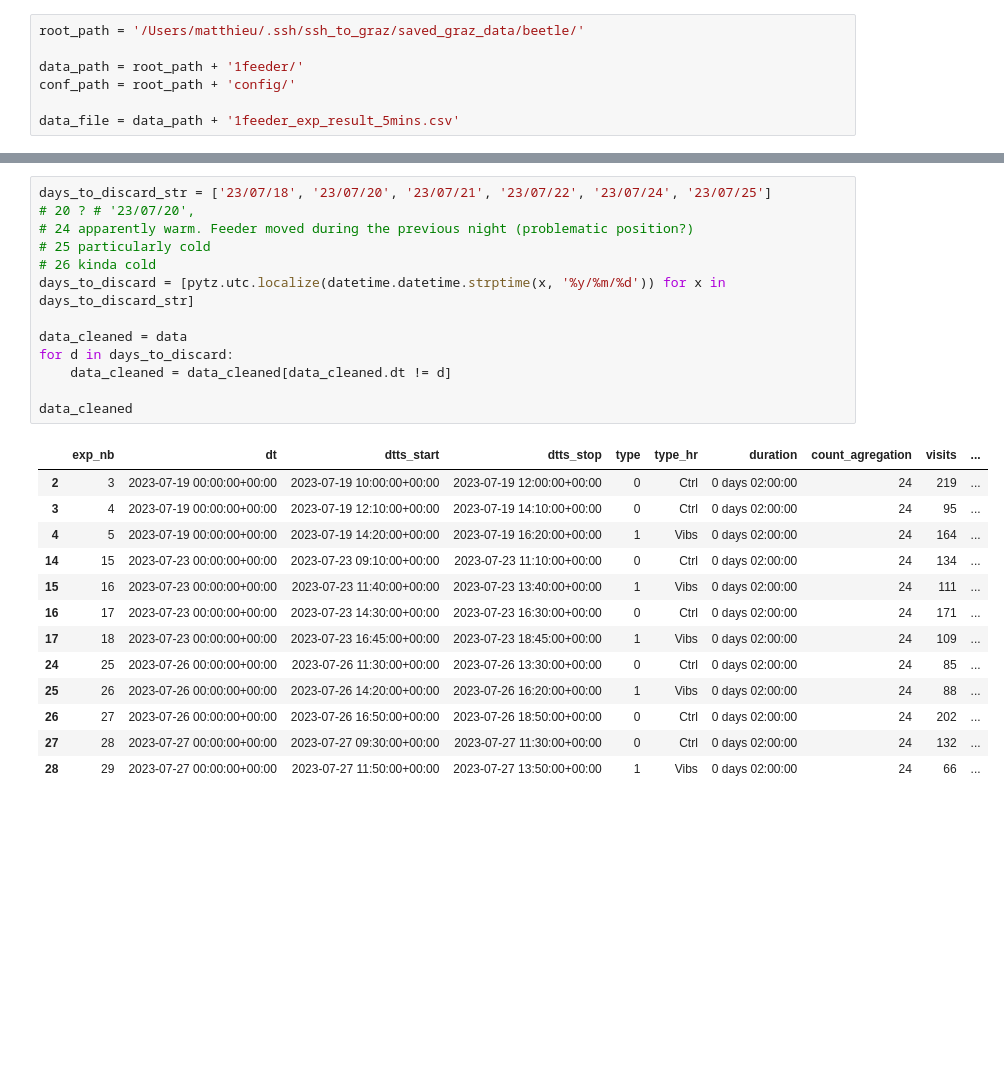
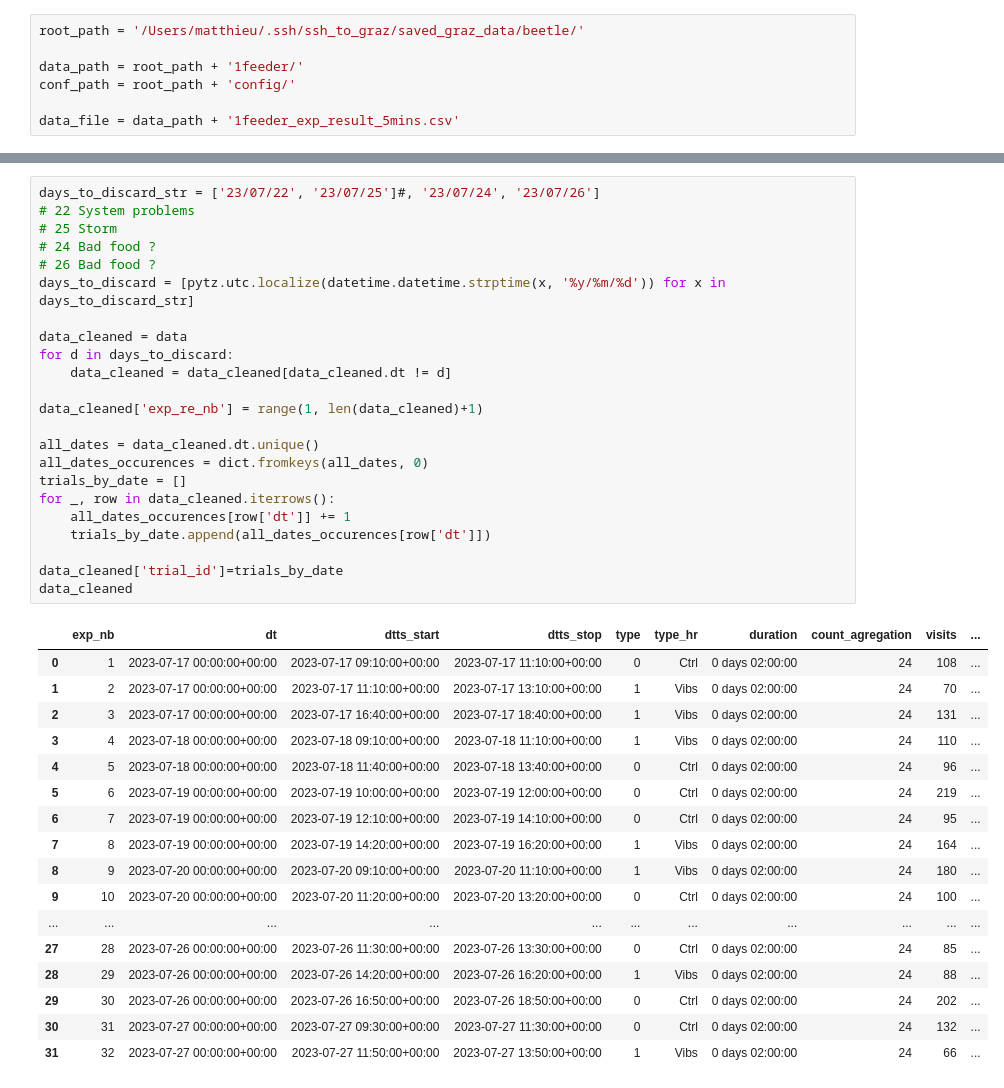
Before and after one commit to MBroisin/Experiments_processing, a Jupyter notebook: 1feeder_eval_5mins.ipynb, the cells around one changed output, grey strips where cells are left out. Cells and saved outputs as stored; diff of their text form; blank space fills up the shorter version.

```diff
--- a/1feeder_eval_5mins.ipynb
+++ b/1feeder_eval_5mins.ipynb
@@ -129,28 +133,42 @@ data
 # %%
-days_to_discard_str = ['23/07/18', '23/07/20', '23/07/21', '23/07/22', '23/07/24', '23/07/25']
-# 20 ? # '23/07/20',
-# 24 apparently warm. Feeder moved during the previous night (problematic position?)
-# 25 particularly cold
-# 26 kinda cold
+days_to_discard_str = ['23/07/22', '23/07/25']#, '23/07/24', '23/07/26']
+# 22 System problems
+# 25 Storm
+# 24 Bad food ?
+# 26 Bad food ?
 days_to_discard = [pytz.utc.localize(datetime.datetime.strptime(x, '%y/%m/%d')) for x in days_to_discard_str]
 
 data_cleaned = data
 for d in days_to_discard:
     data_cleaned = data_cleaned[data_cleaned.dt != d]
 
+data_cleaned['exp_re_nb'] = range(1, len(data_cleaned)+1)
+
+all_dates = data_cleaned.dt.unique()
+all_dates_occurences = dict.fromkeys(all_dates, 0)
+trials_by_date = []
+for _, row in data_cleaned.iterrows():
+    all_dates_occurences[row['dt']] += 1
+    trials_by_date.append(all_dates_occurences[row['dt']])
+
+data_cleaned['trial_id']=trials_by_date
 data_cleaned
 # %% [output]
 |  | exp_nb | dt | dtts_start | dtts_stop | type | type_hr | duration | count_agregation | visits | ... |
-| 2 | 3 | 2023-07-19 00:00:00+00:00 | 2023-07-19 10:00:00+00:00 | 2023-07-19 12:00:00+00:00 | 0 | Ctrl | 0 days 02:00:00 | 24 | 219 | ... |
-| 3 | 4 | 2023-07-19 00:00:00+00:00 | 2023-07-19 12:10:00+00:00 | 2023-07-19 14:10:00+00:00 | 0 | Ctrl | 0 days 02:00:00 | 24 | 95 | ... |
-| 4 | 5 | 2023-07-19 00:00:00+00:00 | 2023-07-19 14:20:00+00:00 | 2023-07-19 16:20:00+00:00 | 1 | Vibs | 0 days 02:00:00 | 24 | 164 | ... |
-| 14 | 15 | 2023-07-23 00:00:00+00:00 | 2023-07-23 09:10:00+00:00 | 2023-07-23 11:10:00+00:00 | 0 | Ctrl | 0 days 02:00:00 | 24 | 134 | ... |
-| 15 | 16 | 2023-07-23 00:00:00+00:00 | 2023-07-23 11:40:00+00:00 | 2023-07-23 13:40:00+00:00 | 1 | Vibs | 0 days 02:00:00 | 24 | 111 | ... |
-| 16 | 17 | 2023-07-23 00:00:00+00:00 | 2023-07-23 14:30:00+00:00 | 2023-07-23 16:30:00+00:00 | 0 | Ctrl | 0 days 02:00:00 | 24 | 171 | ... |
-| 17 | 18 | 2023-07-23 00:00:00+00:00 | 2023-07-23 16:45:00+00:00 | 2023-07-23 18:45:00+00:00 | 1 | Vibs | 0 days 02:00:00 | 24 | 109 | ... |
-| 24 | 25 | 2023-07-26 00:00:00+00:00 | 2023-07-26 11:30:00+00:00 | 2023-07-26 13:30:00+00:00 | 0 | Ctrl | 0 days 02:00:00 | 24 | 85 | ... |
-| 25 | 26 | 2023-07-26 00:00:00+00:00 | 2023-07-26 14:20:00+00:00 | 2023-07-26 16:20:00+00:00 | 1 | Vibs | 0 days 02:00:00 | 24 | 88 | ... |
-| 26 | 27 | 2023-07-26 00:00:00+00:00 | 2023-07-26 16:50:00+00:00 | 2023-07-26 18:50:00+00:00 | 0 | Ctrl | 0 days 02:00:00 | 24 | 202 | ... |
-| 27 | 28 | 2023-07-27 00:00:00+00:00 | 2023-07-27 09:30:00+00:00 | 2023-07-27 11:30:00+00:00 | 0 | Ctrl | 0 days 02:00:00 | 24 | 132 | ... |
-| 28 | 29 | 2023-07-27 00:00:00+00:00 | 2023-07-27 11:50:00+00:00 | 2023-07-27 13:50:00+00:00 | 1 | Vibs | 0 days 02:00:00 | 24 | 66 | ... |
+| 0 | 1 | 2023-07-17 00:00:00+00:00 | 2023-07-17 09:10:00+00:00 | 2023-07-17 11:10:00+00:00 | 0 | Ctrl | 0 days 02:00:00 | 24 | 108 | ... |
+| 1 | 2 | 2023-07-17 00:00:00+00:00 | 2023-07-17 11:10:00+00:00 | 2023-07-17 13:10:00+00:00 | 1 | Vibs | 0 days 02:00:00 | 24 | 70 | ... |
+| 2 | 3 | 2023-07-17 00:00:00+00:00 | 2023-07-17 16:40:00+00:00 | 2023-07-17 18:40:00+00:00 | 1 | Vibs | 0 days 02:00:00 | 24 | 131 | ... |
+| 3 | 4 | 2023-07-18 00:00:00+00:00 | 2023-07-18 09:10:00+00:00 | 2023-07-18 11:10:00+00:00 | 1 | Vibs | 0 days 02:00:00 | 24 | 110 | ... |
+| 4 | 5 | 2023-07-18 00:00:00+00:00 | 2023-07-18 11:40:00+00:00 | 2023-07-18 13:40:00+00:00 | 0 | Ctrl | 0 days 02:00:00 | 24 | 96 | ... |
+| 5 | 6 | 2023-07-19 00:00:00+00:00 | 2023-07-19 10:00:00+00:00 | 2023-07-19 12:00:00+00:00 | 0 | Ctrl | 0 days 02:00:00 | 24 | 219 | ... |
+| 6 | 7 | 2023-07-19 00:00:00+00:00 | 2023-07-19 12:10:00+00:00 | 2023-07-19 14:10:00+00:00 | 0 | Ctrl | 0 days 02:00:00 | 24 | 95 | ... |
+| 7 | 8 | 2023-07-19 00:00:00+00:00 | 2023-07-19 14:20:00+00:00 | 2023-07-19 16:20:00+00:00 | 1 | Vibs | 0 days 02:00:00 | 24 | 164 | ... |
+| 8 | 9 | 2023-07-20 00:00:00+00:00 | 2023-07-20 09:10:00+00:00 | 2023-07-20 11:10:00+00:00 | 1 | Vibs | 0 days 02:00:00 | 24 | 180 | ... |
+| 9 | 10 | 2023-07-20 00:00:00+00:00 | 2023-07-20 11:20:00+00:00 | 2023-07-20 13:20:00+00:00 | 0 | Ctrl | 0 days 02:00:00 | 24 | 100 | ... |
+| ... | ... | ... | ... | ... | ... | ... | ... | ... | ... | ... |
+| 27 | 28 | 2023-07-26 00:00:00+00:00 | 2023-07-26 11:30:00+00:00 | 2023-07-26 13:30:00+00:00 | 0 | Ctrl | 0 days 02:00:00 | 24 | 85 | ... |
+| 28 | 29 | 2023-07-26 00:00:00+00:00 | 2023-07-26 14:20:00+00:00 | 2023-07-26 16:20:00+00:00 | 1 | Vibs | 0 days 02:00:00 | 24 | 88 | ... |
+| 29 | 30 | 2023-07-26 00:00:00+00:00 | 2023-07-26 16:50:00+00:00 | 2023-07-26 18:50:00+00:00 | 0 | Ctrl | 0 days 02:00:00 | 24 | 202 | ... |
+| 30 | 31 | 2023-07-27 00:00:00+00:00 | 2023-07-27 09:30:00+00:00 | 2023-07-27 11:30:00+00:00 | 0 | Ctrl | 0 days 02:00:00 | 24 | 132 | ... |
+| 31 | 32 | 2023-07-27 00:00:00+00:00 | 2023-07-27 11:50:00+00:00 | 2023-07-27 13:50:00+00:00 | 1 | Vibs | 0 days 02:00:00 | 24 | 66 | ... |
 # %%
```
Also changed, not shown: parts of 13 cells of this notebook, 12 other files.
